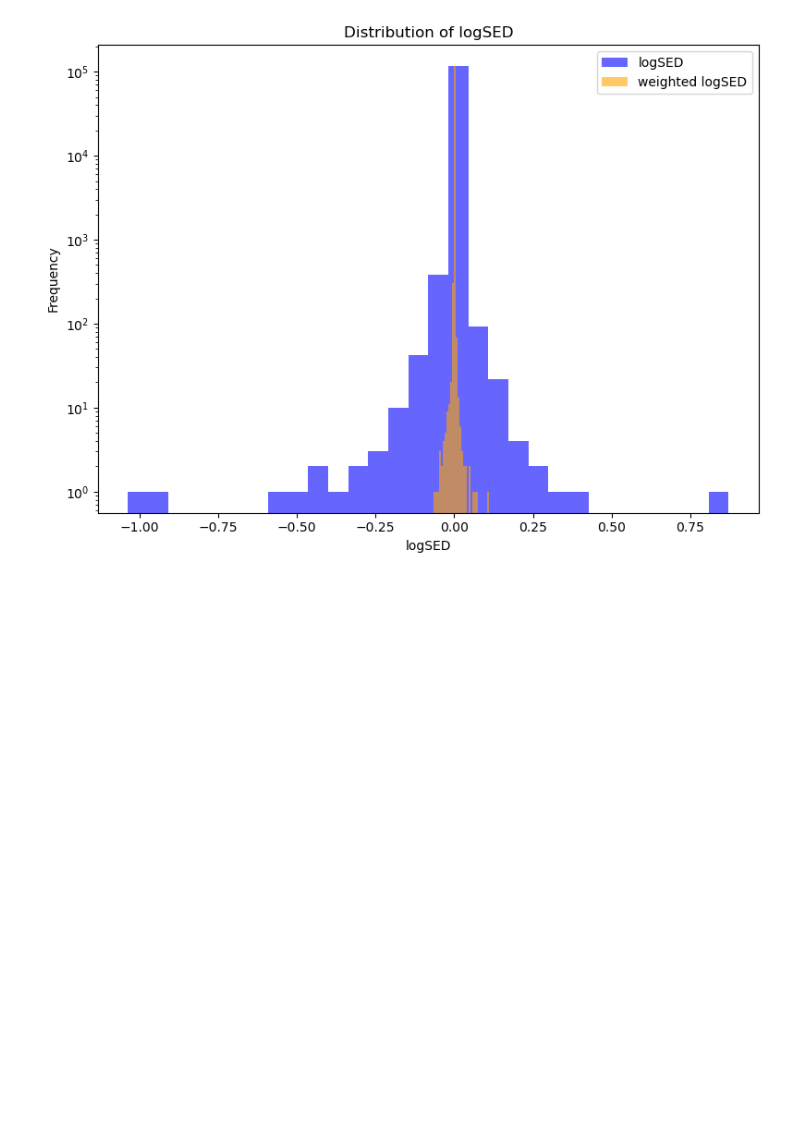
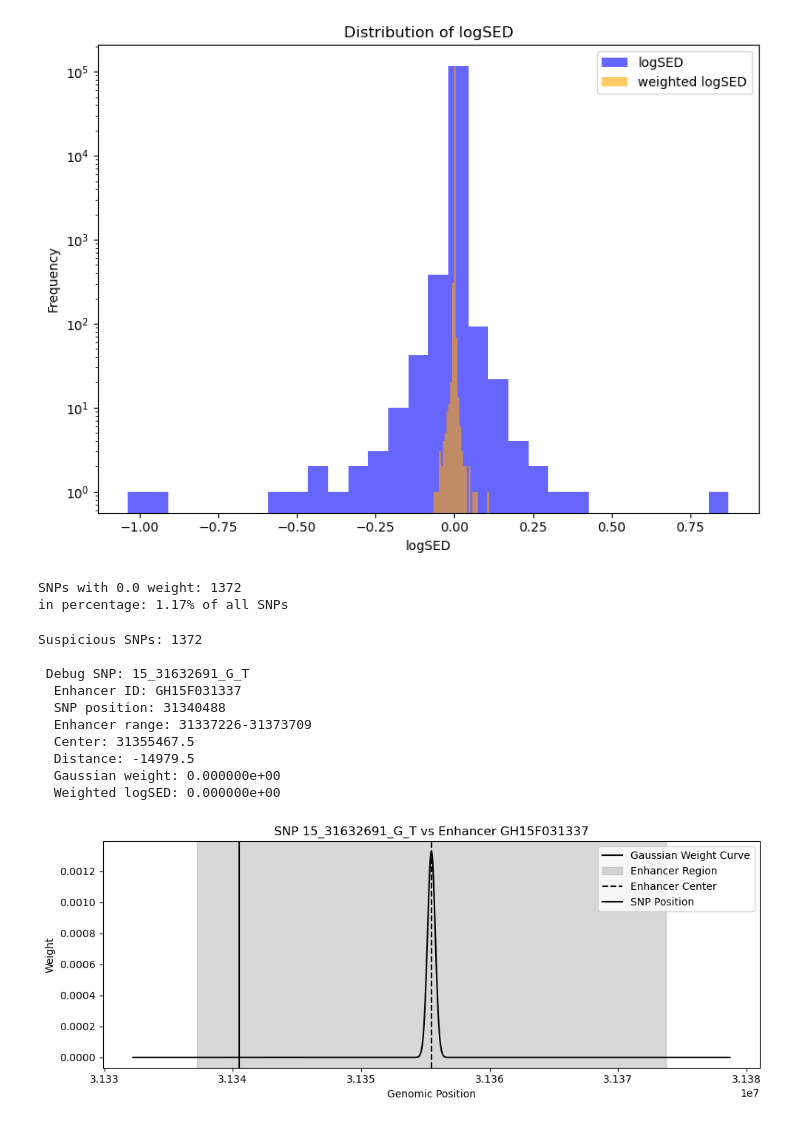
Before and after one commit to gzavou/FPDS_Thesis, a Jupyter notebook: variant_scoring/add_weights.ipynb, the cells around one changed output. Drawn from its saved outputs; the diff is of its cells as text; code cells hidden in the pictures; blank space fills up the shorter version.

```diff
--- a/variant_scoring/add_weights.ipynb
+++ b/variant_scoring/add_weights.ipynb
@@ -291,3 +310,14 @@ plt.tight_layout()
 plt.show()
 # %% [output]
 [figure]
+# %%
+#  rows: matched enhancer but weighted logSED = 0
+suspicious = preds.filter(
+    (pl.col("genehancer_id").is_not_null()) &
+    (pl.col("weighted_logSED") == 0.0)
+)
+print(f"SNPs with 0.0 weight: {suspicious.shape[0]}")
+print(f"in percentage: {round(100*suspicious.shape[0]/preds.shape[0], 2)}% of all SNPs")
+# %% [output]
+SNPs with 0.0 weight: 1372
+in percentage: 1.17% of all SNPs
@@ -293,0 +378,21 @@ plt.show()
+# %%
+preds_pd = preds.to_pandas()
+
+# Find suspicious ones
+zero_weight = preds_pd[(preds_pd["genehancer_id"].notnull()) & (preds_pd["weighted_logSED"] == 0.0)]
+print(f"Suspicious SNPs: {len(zero_weight)}")
+
+# Run debug on first one
+debug_plot_snp(enh, preds_pd, zero_weight.iloc[0])
+# %% [output]
+Suspicious SNPs: 1372
+
+ Debug SNP: 15_31632691_G_T
+  Enhancer ID: GH15F031337
+  SNP position: 31340488
+  Enhancer range: 31337226-31373709
+  Center: 31355467.5
+  Distance: -14979.5
+  Gaussian weight: 0.000000e+00
+  Weighted logSED: 0.000000e+00
+[figure, added]
```
Also changed, not shown: parts of 9 cells of this notebook, 3 other files.
